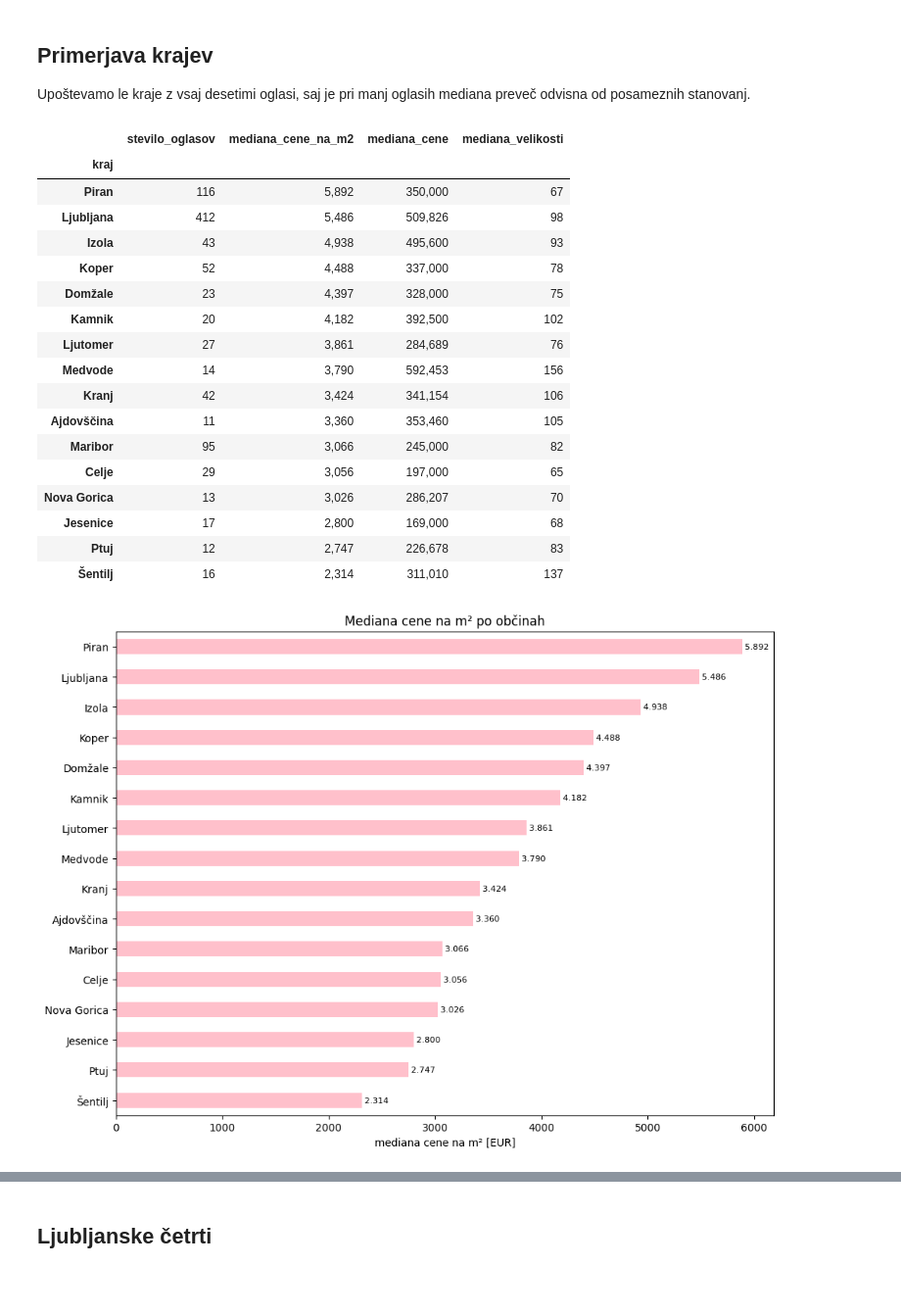
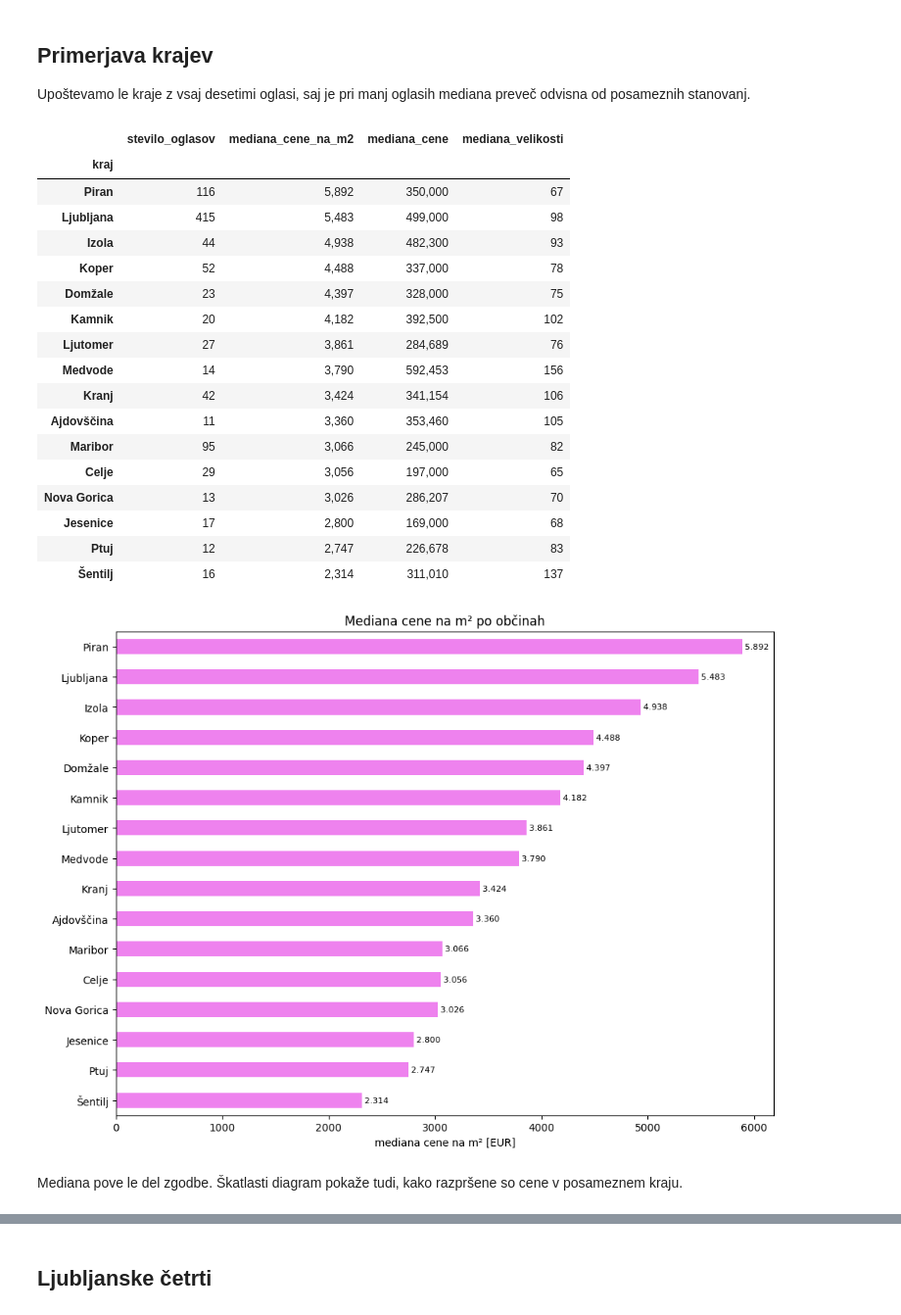
Before and after one commit to i-zabela/Izabela-projektna, a Jupyter notebook: analiza_stanovanj.ipynb, the cells around one changed output, grey strips where cells are left out. Shown at 98% size. Drawn from its saved outputs; the diff is of its cells as text; code cells hidden in the pictures; blank space fills up the shorter version.

```diff
--- a/analiza_stanovanj.ipynb
+++ b/analiza_stanovanj.ipynb
@@ -30,7 +30,7 @@ sem izločila, saj gre skoraj vedno za napake pri vnosu ali za posebne primere
 (npr. prodaja sobe v stanovanju oz. deleža stanovanja). Portal objavlja tudi oglase iz tujine,
 ki jih je program `čiščenje.py` izločil že pri čiščenju podatkov.
 # %%
-stanovanja = drek.nalozi_podatke("stanovanja.csv")
+stanovanja = priprava.nalozi_podatke("stanovanja.csv")
 stanovanja.head(10)
 # %% [output]
 |  | id | regija | kraj | predel | sobnost | st_sob | velikost | leto_izgradnje | cena | cena_na_m2 | ... |
@@ -120,14 +121,14 @@ drek.narisi_stolpce(po_regijah, "Mediana cene na m² po regijah")
 Upoštevamo le kraje z vsaj desetimi oglasi, saj je pri manj oglasih
 mediana preveč odvisna od posameznih stanovanj.
 # %%
-po_krajih = drek.mediane(stanovanja, "kraj")
+po_krajih = priprava.mediane(stanovanja, "kraj")
 po_krajih
 # %% [output]
 |  | stevilo_oglasov | mediana_cene_na_m2 | mediana_cene | mediana_velikosti |
 | kraj |  |  |  |  |
 | Piran | 116 | 5,892 | 350,000 | 67 |
-| Ljubljana | 412 | 5,486 | 509,826 | 98 |
-| Izola | 43 | 4,938 | 495,600 | 93 |
+| Ljubljana | 415 | 5,483 | 499,000 | 98 |
+| Izola | 44 | 4,938 | 482,300 | 93 |
 | Koper | 52 | 4,488 | 337,000 | 78 |
 | Domžale | 23 | 4,397 | 328,000 | 75 |
 | Kamnik | 20 | 4,182 | 392,500 | 102 |
@@ -142,6 +143,9 @@ po_krajih
 | Ptuj | 12 | 2,747 | 226,678 | 83 |
 | Šentilj | 16 | 2,314 | 311,010 | 137 |
 # %%
-drek.narisi_stolpce(po_krajih, "Mediana cene na m² po občinah")
+priprava.narisi_stolpce(po_krajih, "Mediana cene na m² po občinah")
 # %% [output]
-[figure, old version]
+[figure, new version]
+# %% [markdown]
+Mediana pove le del zgodbe. Škatlasti diagram pokaže tudi, kako
+razpršene so cene v posameznem kraju.
```
Also changed, not shown: parts of 22 cells of this notebook, 3 other files.
